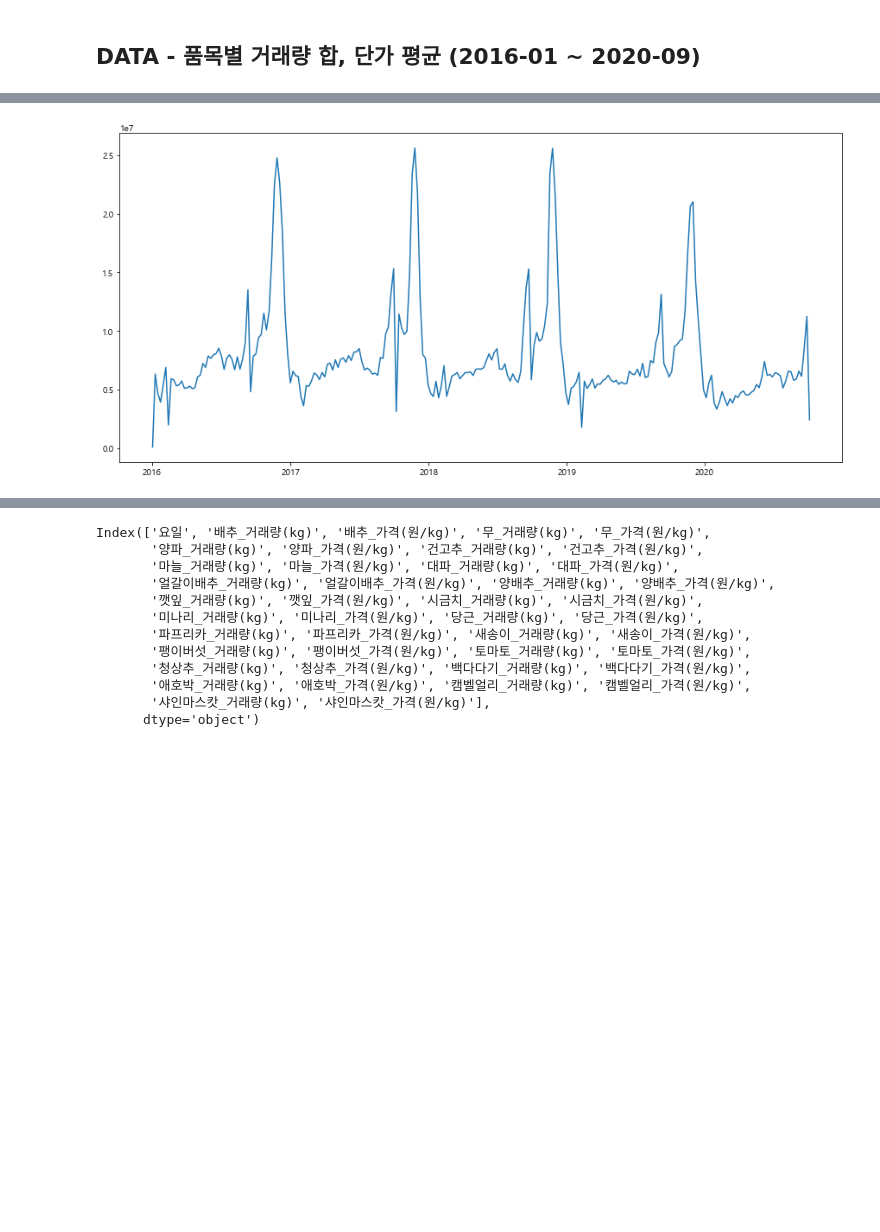
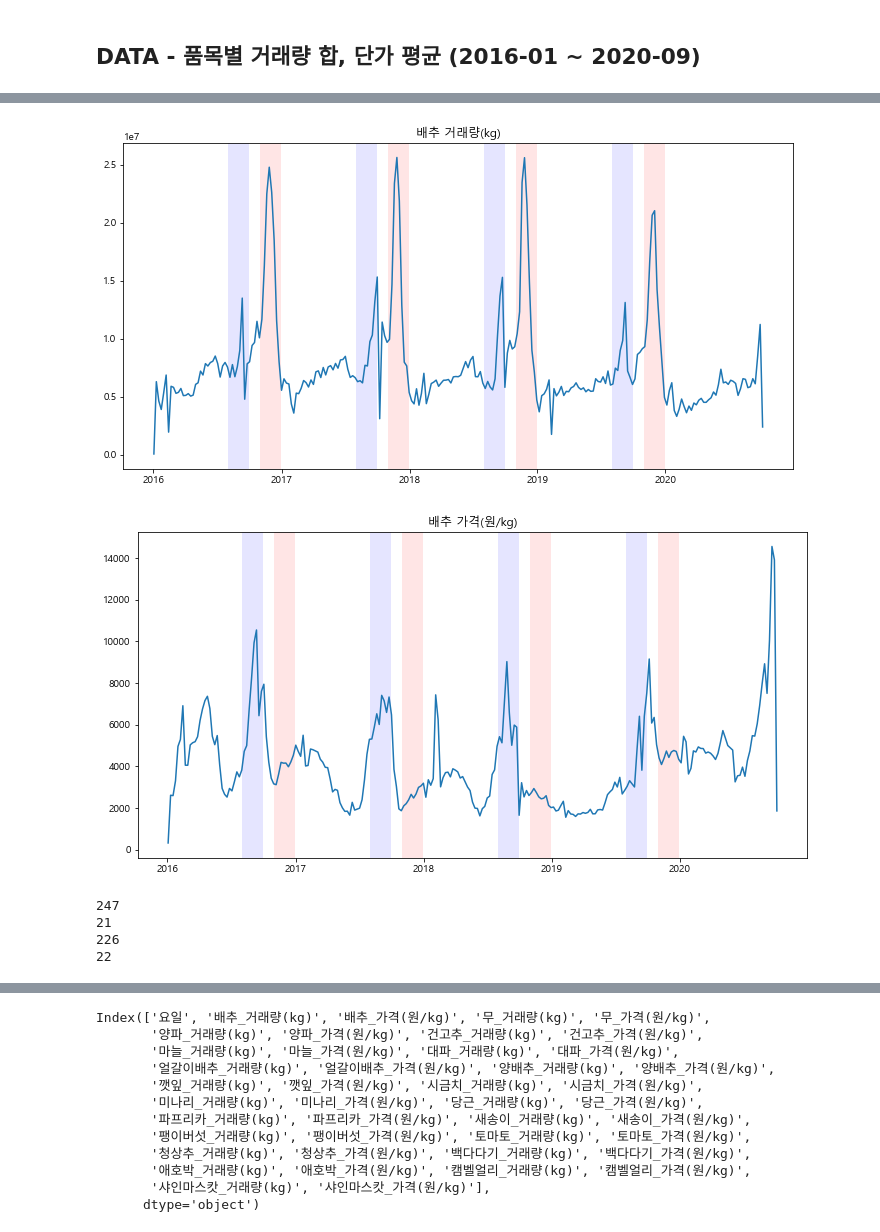
Before and after one commit to yongchoooon/Farm-o-rama, a Jupyter notebook: practice.ipynb, the cells around one changed output, grey strips where cells are left out. Drawn from its saved outputs; the diff is of its cells as text; code cells hidden in the pictures; blank space fills up the shorter version.

```diff
--- a/practice.ipynb
+++ b/practice.ipynb
@@ -280,9 +278,45 @@ plt.show()
-# %%
-# 김장철에 거래량 상승하기 직전에 갑자기 거래량이 늘어나고 내려가는 이유는 뭔지
-# 2019년 겨울에는 거래량 변화폭이 적은 이유는 뭔지
-fig, ax = plt.subplots(1,1,figsize = (15,7))
-ax.plot(df['배추_거래량(kg)'].resample("W").sum()["2016":"2020"])
-
-plt.show()
-# %% [output]
-[figure, removed]
+# %%
+# 각 그래프를 그려서 내가 보기 쉽게 하기 위해서
+# df에서 품목별, 기간별 거래량 및 가격 변화 linegraph로 보기
+def PUM_plot(PUM, price_or_volume, freq="W", figsize=(12,6)):
+    if price_or_volume == "거래량":
+        price_or_volume = "거래량(kg)"
+    elif price_or_volume == "가격":
+        price_or_volume = "가격(원/kg)"
+
+    fig, ax = plt.subplots(1,1,figsize = figsize)
+    ax.plot(df['{}_{}'.format(PUM, price_or_volume)].resample(freq).sum()["2016":"2020"])
+    # 이 이후에 다른 옵션을 추가할 수 있도록 plt.show()는 생략
+
+    plt.title('{} {}'.format(PUM, price_or_volume))
+# %%
+# 김장철에 거래량 상승하기 직전에 갑자기 거래량이 늘어나고 내려가는 이유는 뭔지
+# 2019년 겨울에는 거래량 변화폭이 적은 이유는 뭔지
+PUM_plot('배추', '거래량', 'W')
+for year in range(2016, 2020):
+    plt.axvspan(datetime(year, 8, 1), datetime(year, 9, 30), facecolor = "blue", alpha = 0.1)
+    plt.axvspan(datetime(year, 11, 1), datetime(year, 12, 31), facecolor = "red", alpha = 0.1)
+plt.show()
+
+PUM_plot('배추', '가격', 'W')
+for year in range(2016, 2020):
+    plt.axvspan(datetime(year, 8, 1), datetime(year, 9, 30), facecolor = "blue", alpha = 0.1)
+    plt.axvspan(datetime(year, 11, 1), datetime(year, 12, 31), facecolor = "red", alpha = 0.1)
+plt.show()
+
+# 배추 거래량은 김장시즌(11~12월)에 큰 폭으로 증가했지만 가격은 그렇지 않았고, 오히려 그보다 2~3개월 정도 앞선 8,9월에 가격이 증가하는 추세를 보인다. 이 기간에 거래량 또한
+# 11,12월의 증가량에 비해 작은 폭이지만 급증하고, 급락하는 추세를 보인다. 이게 가격의 변화와 연관이 있을 것 같다.
+# 이건 왜 그럴까? 김장(가을)배추와 다른 배추로 나눠서 거래량과 가격의 변화를 살펴봐야겠다.
+# %% [output]
+[figure, added]
+[figure, added]
+# %%
+print(len(df[df.sum(axis = 1) == 0]))
+print(len(df[(df.sum(axis = 1) == 0) & (df["요일"] != "일요일")]))
+print(len(df[(df["요일"]=="일요일") & (df.sum(axis = 1) == 0)]))
+print(len(df[(df["요일"]=="일요일") & (df.sum(axis = 1) != 0)]))
+# %% [output]
+247
+21
+226
+22
```
Also changed, not shown: parts of 4 cells of this notebook.
